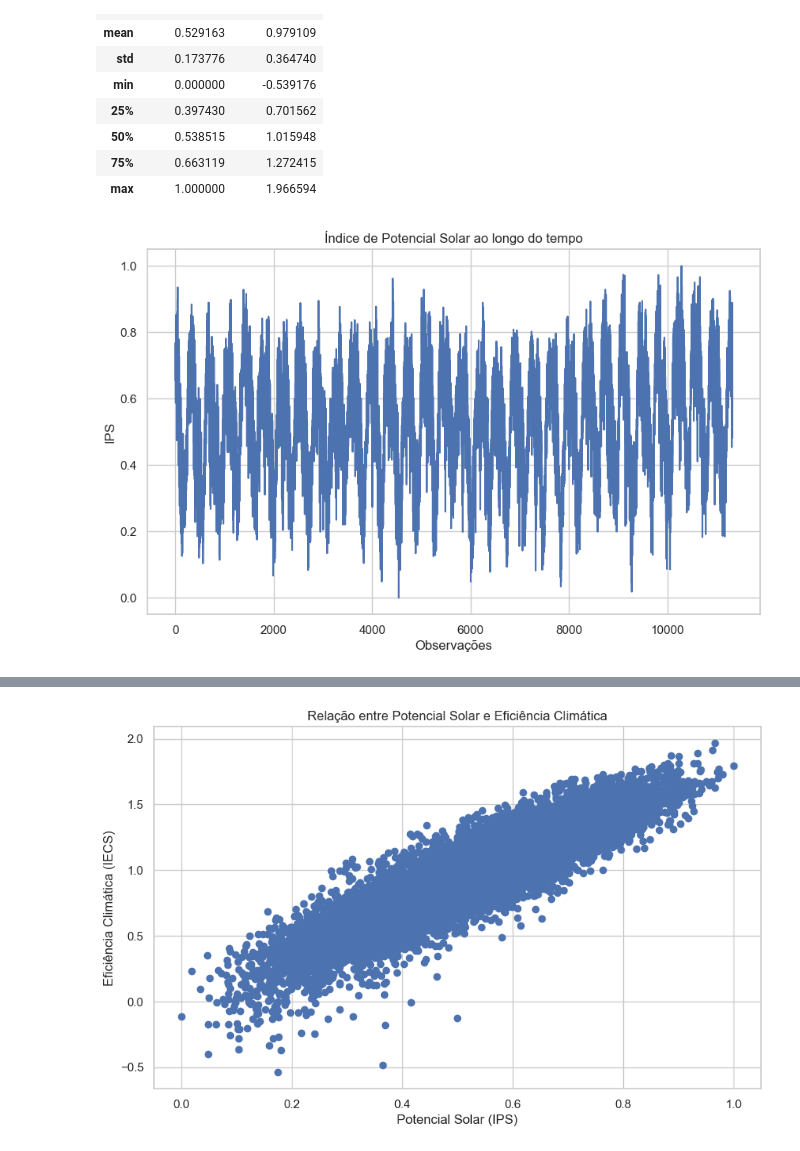
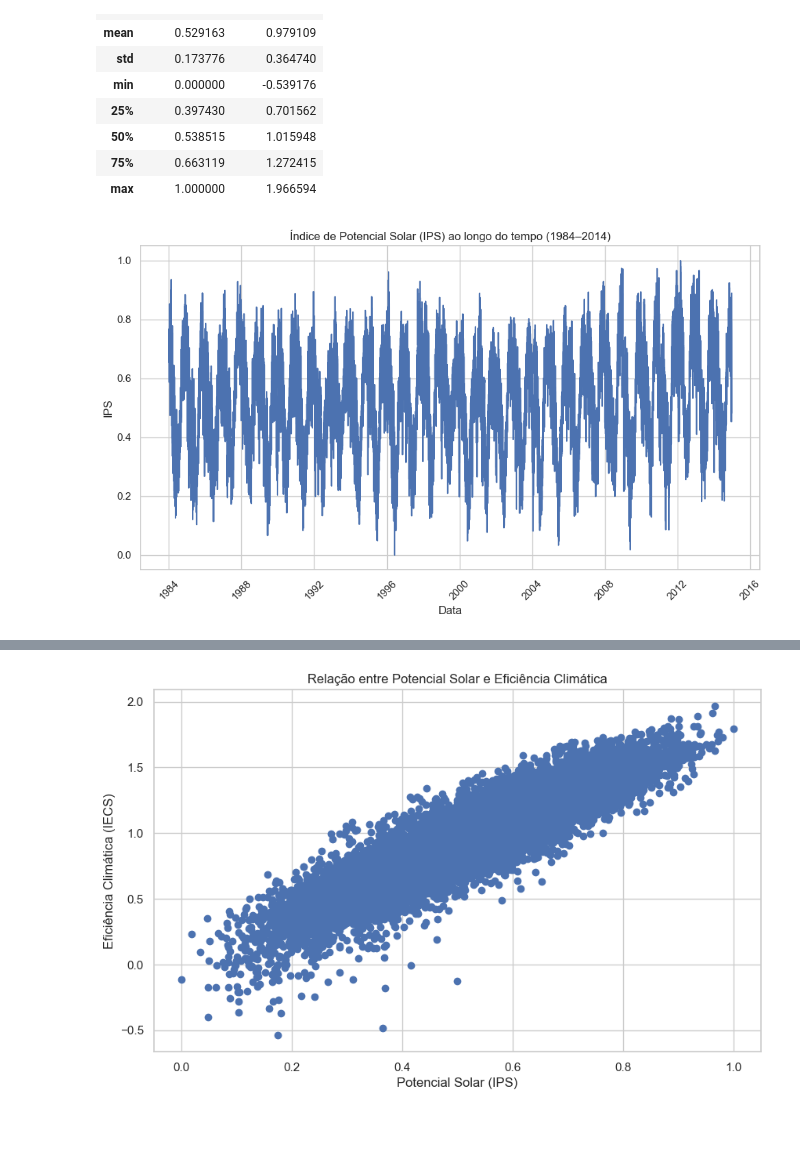
Before and after one commit to gabriellopes-eng/climate_analysis, a Jupyter notebook: climate_analysis/notebooks/06_indices_climaticos_solar.ipynb, the cells around one changed output, grey strips where cells are left out. Drawn from its saved outputs; the diff is of its cells as text; code cells hidden in the pictures; blank space fills up the shorter version.

```diff
--- a/climate_analysis/notebooks/06_indices_climaticos_solar.ipynb
+++ b/climate_analysis/notebooks/06_indices_climaticos_solar.ipynb
@@ -25,10 +25,14 @@ dados.columns.tolist()
  'W/m² - Radiação']
 # %%
 df_indices = dados[[
-"W/m² - Radiação",
-"C° - Temperatura Média",
-"mm/dia - Precipitação"
+    "Data",
+    "W/m² - Radiação",
+    "C° - Temperatura Média",
+    "mm/dia - Precipitação",
 ]].copy()
+
+df_indices["Data"] = pd.to_datetime(df_indices["Data"])
+df_indices = df_indices.sort_values("Data").set_index("Data")
 # %%
 df_indices.head()
 # %% [output]
@@ -39,7 +43,15 @@ df_indices.head()
 | 3 | 222.075912 | 26.720331 | 0.000000 |
 | 4 | 220.100525 | 27.286249 | 0.000000 |
 # %%
-df_norm = (df_indices - df_indices.min()) / (df_indices.max() - df_indices.min())
+colunas_norm = [
+    "W/m² - Radiação",
+    "C° - Temperatura Média",
+    "mm/dia - Precipitação",
+]
+
+df_norm = (
+    df_indices[colunas_norm] - df_indices[colunas_norm].min()
+ ) / (df_indices[colunas_norm].max() - df_indices[colunas_norm].min())
 # %%
 df_norm.head()
 # %% [output]
@@ -81,10 +93,12 @@ df_indices[["IPS", "IECS"]].describe()
 # %%
 plt.plot(df_indices["IPS"])
 
-plt.title("Índice de Potencial Solar ao longo do tempo")
-plt.xlabel("Observações")
+plt.title("Índice de Potencial Solar (IPS) ao longo do tempo (1984–2014)")
+plt.xlabel("Data")
 plt.ylabel("IPS")
+plt.xticks(rotation=45)
 
+plt.tight_layout()
 plt.show()
 # %% [output]
-[figure, old version]
+[figure, new version]
```
Also changed, not shown: parts of 5 cells of this notebook, 3 other files.
